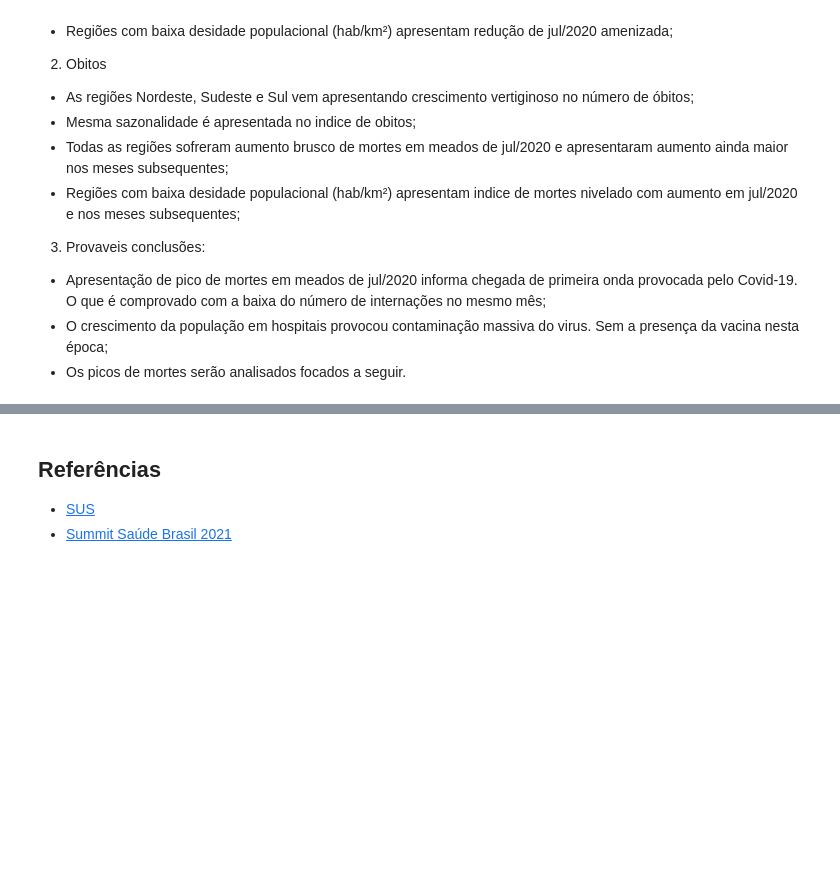
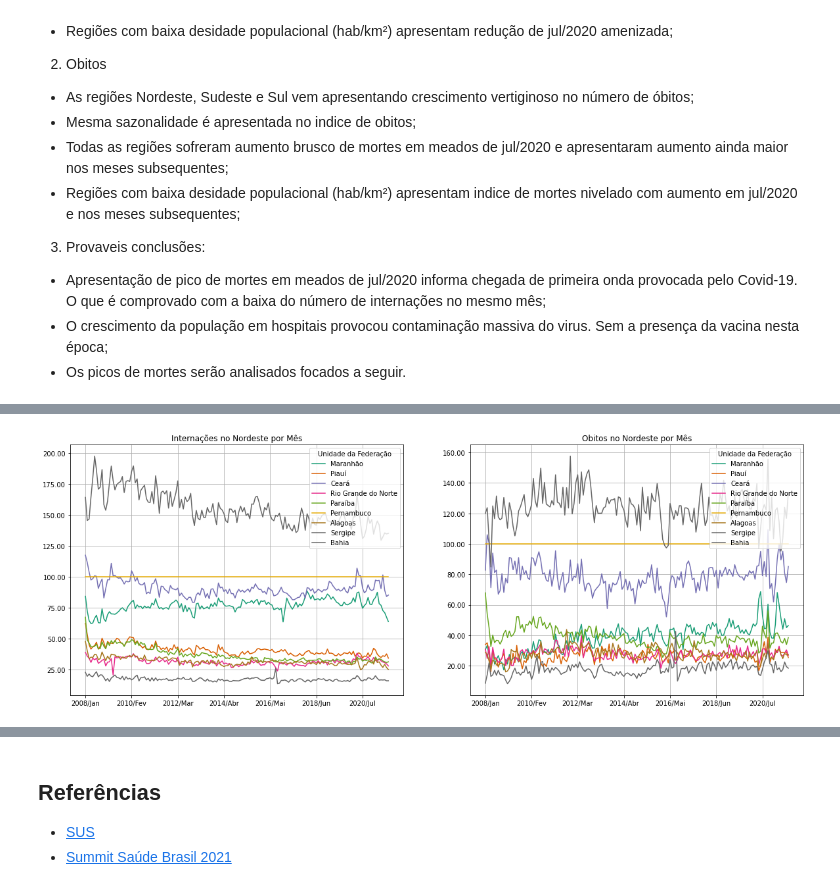
Before and after one commit to VitorFRodrigues/Data-Science-Bootcamp, a Jupyter notebook: Proj01/Bootcamp_Proj_01.ipynb, the cells around one changed output, grey strips where cells are left out. Saved outputs shown, nothing was run; the diff lists cells and outputs as text; code cells hidden in the pictures; blank space fills up the shorter version.

```diff
--- a/Proj01/Bootcamp_Proj_01.ipynb
+++ b/Proj01/Bootcamp_Proj_01.ipynb
@@ -184,0 +239,16 @@ Análise dos gráficos:
+# %%
+NE_int_perc = internacoes.query('Região == "Nordeste"').drop("Região", axis=1) / internacoes.loc['Pernambuco'].drop("Região") * 100
+NE_ob_perc = obitos.query('Região == "Nordeste"').drop("Região", axis=1) / obitos.loc['Pernambuco'].drop("Região") * 100
+
+fig, axes = plt.subplots(nrows=1, ncols=2)
+
+NE_int_perc.T.plot(ax=axes[0], figsize=(20,7), grid=True, cmap='Dark2')
+axes[0].yaxis.set_major_formatter(ticker.StrMethodFormatter("{x:,.2f}"))
+axes[0].set_title("Internações no Nordeste por Mês")
+
+NE_ob_perc.T.plot(ax=axes[1], figsize=(20,7), grid=True, cmap='Dark2')
+axes[1].set_title("Obitos no Nordeste por Mês")
+axes[1].yaxis.set_major_formatter(ticker.StrMethodFormatter("{x:,.2f}"))
+plt.show()
+# %% [output]
+[figure, added]
```
Also changed, not shown: parts of 20 cells of this notebook.
